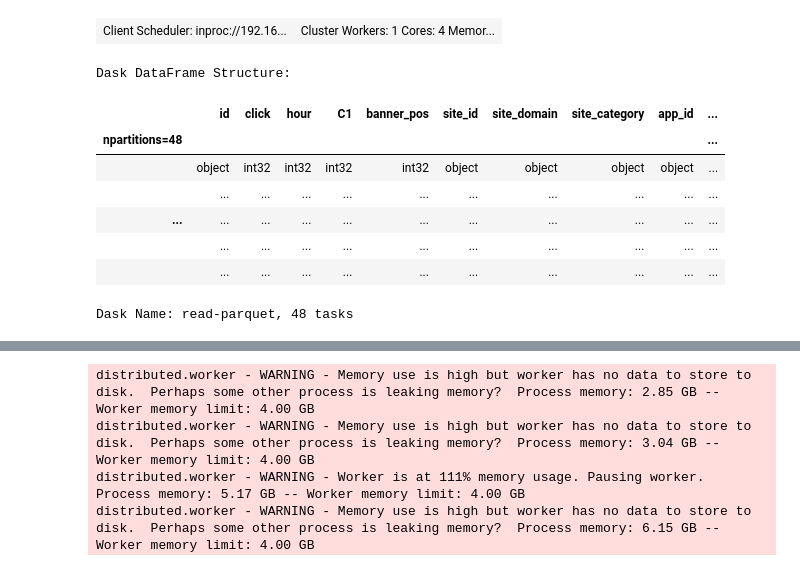
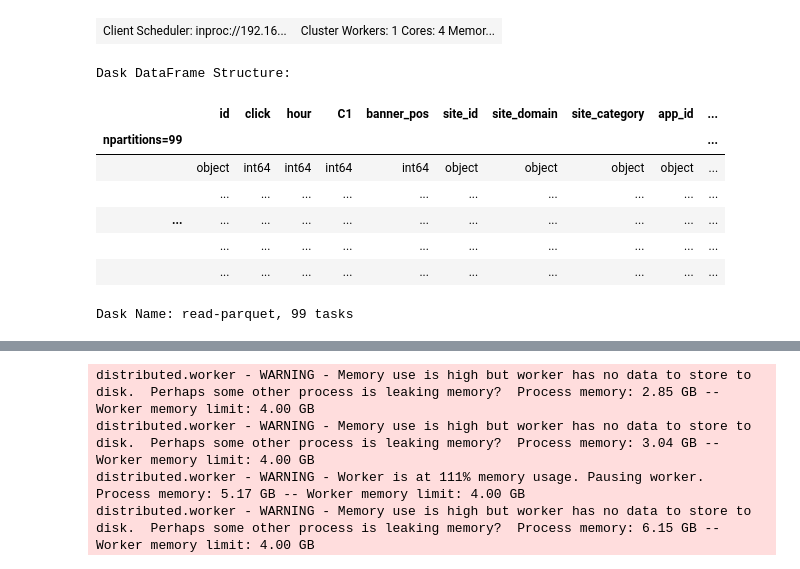
Before and after one commit to yama1968/Spikes, a Jupyter notebook: python/ctr_dask.ipynb, the cells around one changed output, grey strips where cells are left out. Saved outputs shown, nothing was run; the diff lists cells and outputs as text; code cells hidden in the pictures.

Commit message:
tuning of dask-based x2parquet

```diff
--- a/python/ctr_dask.ipynb
+++ b/python/ctr_dask.ipynb
@@ -18,21 +18,21 @@ filename = os.path.join(dirname, "train.gz")
 # %%
 #df = dd.read_csv(filename, compression="gzip")
 
 dirname = "/home4/yannick4/tmp"
 
-df = dd.read_parquet(dirname + "/train.parquet/", engine='pyarrow', index=False)
+df = dd.read_parquet(dirname + "/train_dask.parquet/", index=False)
 
 df
 # %% [output]
 Dask DataFrame Structure:
 |  | id | click | hour | C1 | banner_pos | site_id | site_domain | site_category | app_id | ... |
-| npartitions=48 |  |  |  |  |  |  |  |  |  | ... |
-|  | object | int32 | int32 | int32 | int32 | object | object | object | object | ... |
+| npartitions=99 |  |  |  |  |  |  |  |  |  | ... |
+|  | object | int64 | int64 | int64 | int64 | object | object | object | object | ... |
 |  | ... | ... | ... | ... | ... | ... | ... | ... | ... | ... |
 | ... | ... | ... | ... | ... | ... | ... | ... | ... | ... | ... |
 |  | ... | ... | ... | ... | ... | ... | ... | ... | ... | ... |
 |  | ... | ... | ... | ... | ... | ... | ... | ... | ... | ... |
-Dask Name: read-parquet, 48 tasks
+Dask Name: read-parquet, 99 tasks
 # %%
 %time df.head()
 # %% [output]
```
Also changed, not shown: parts of 4 cells of this notebook, 3 other files.
